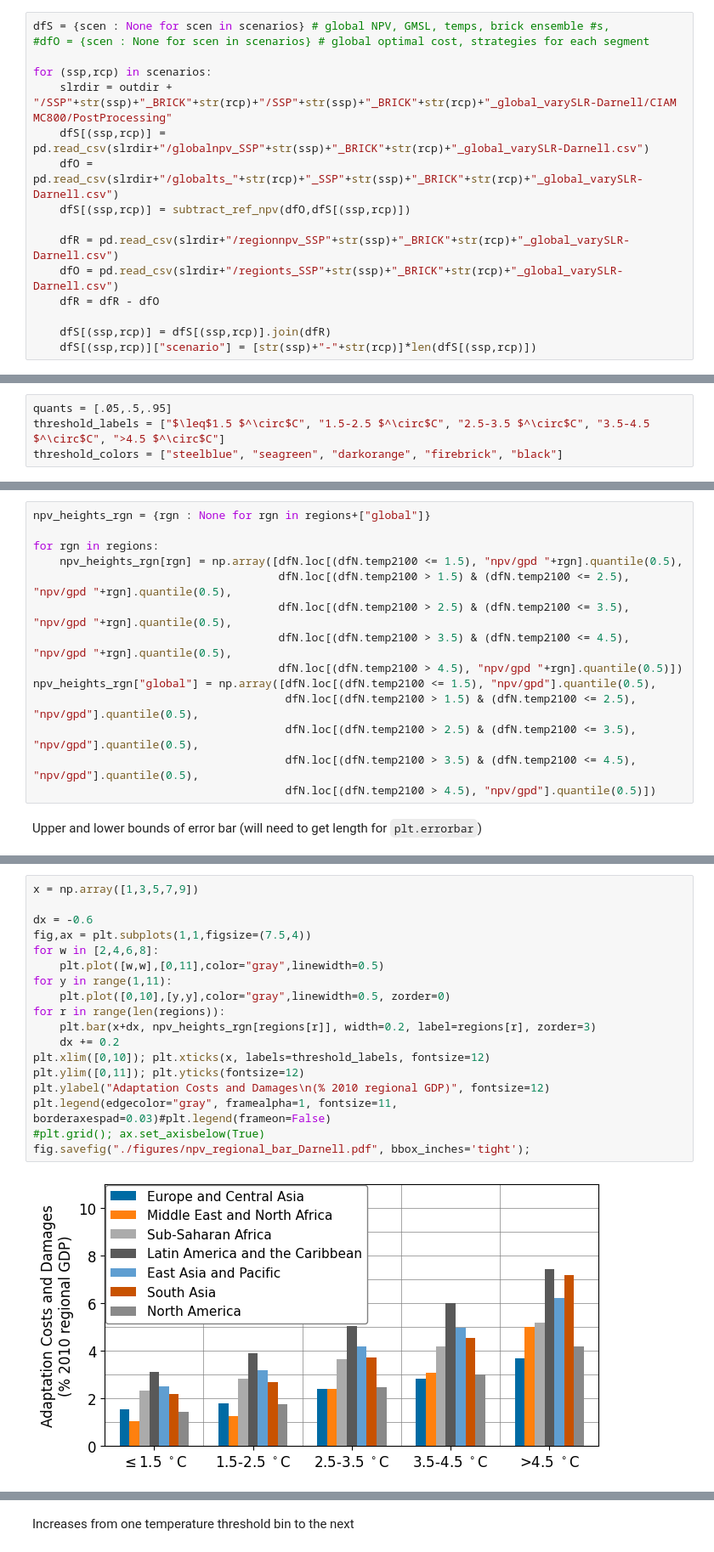
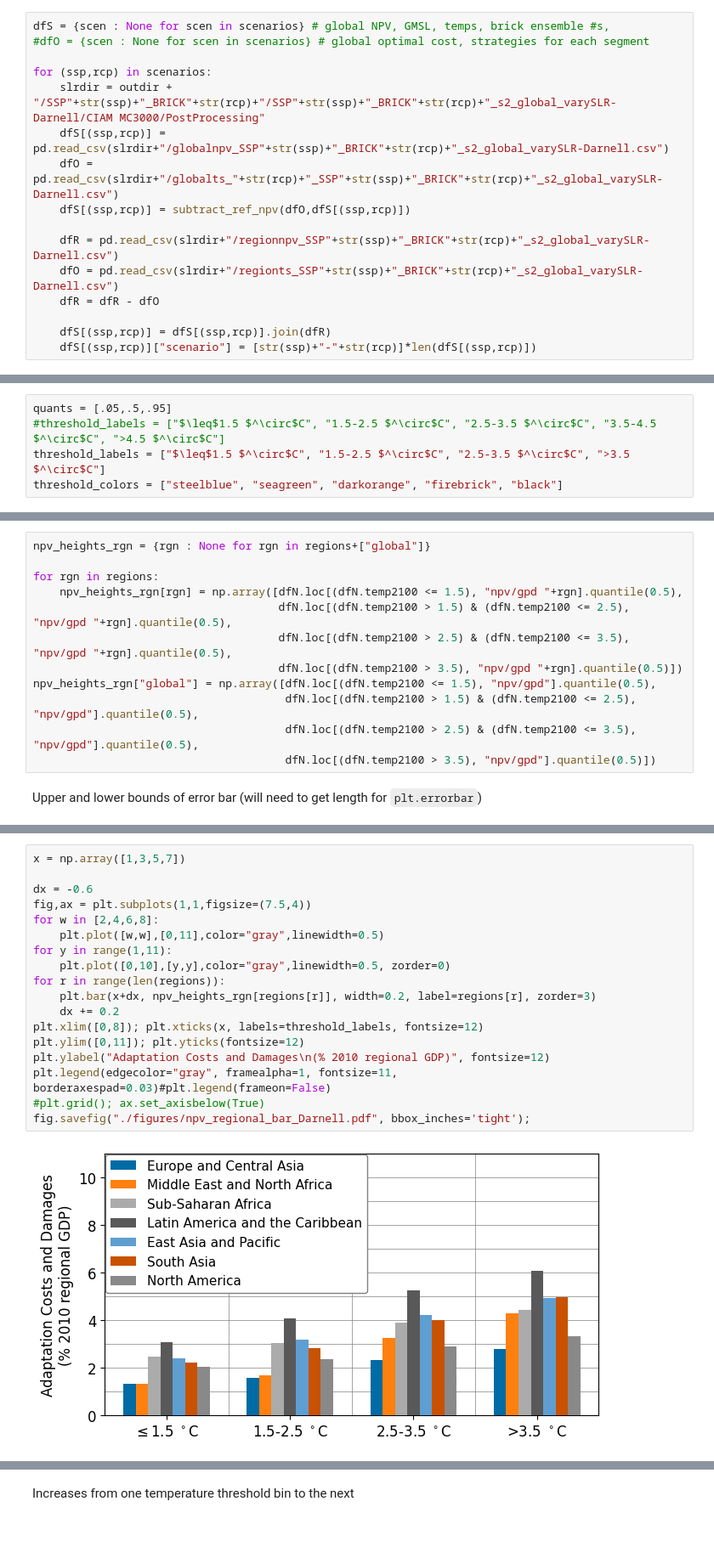
Before and after one commit to raddleverse/tempthresholds, a Jupyter notebook: analysis_darnell.ipynb, the cells around one changed output, grey strips where cells are left out. Shown at 85% size. Cells and saved outputs as stored; diff of their text form.

```diff
--- a/analysis_darnell.ipynb
+++ b/analysis_darnell.ipynb
@@ -36,13 +36,13 @@ dfS = {scen : None for scen in scenarios} # global NPV, GMSL, temps, brick ensem
 #dfO = {scen : None for scen in scenarios} # global optimal cost, strategies for each segment
 
 for (ssp,rcp) in scenarios:
-    slrdir = outdir + "/SSP"+str(ssp)+"_BRICK"+str(rcp)+"/SSP"+str(ssp)+"_BRICK"+str(rcp)+"_global_varySLR-Darnell/CIAM MC800/PostProcessing"
-    dfS[(ssp,rcp)] = pd.read_csv(slrdir+"/globalnpv_SSP"+str(ssp)+"_BRICK"+str(rcp)+"_global_varySLR-Darnell.csv")
-    dfO = pd.read_csv(slrdir+"/globalts_"+str(rcp)+"_SSP"+str(ssp)+"_BRICK"+str(rcp)+"_global_varySLR-Darnell.csv")
+    slrdir = outdir + "/SSP"+str(ssp)+"_BRICK"+str(rcp)+"/SSP"+str(ssp)+"_BRICK"+str(rcp)+"_s2_global_varySLR-Darnell/CIAM MC3000/PostProcessing"
+    dfS[(ssp,rcp)] = pd.read_csv(slrdir+"/globalnpv_SSP"+str(ssp)+"_BRICK"+str(rcp)+"_s2_global_varySLR-Darnell.csv")
+    dfO = pd.read_csv(slrdir+"/globalts_"+str(rcp)+"_SSP"+str(ssp)+"_BRICK"+str(rcp)+"_s2_global_varySLR-Darnell.csv")
     dfS[(ssp,rcp)] = subtract_ref_npv(dfO,dfS[(ssp,rcp)])
 
-    dfR = pd.read_csv(slrdir+"/regionnpv_SSP"+str(ssp)+"_BRICK"+str(rcp)+"_global_varySLR-Darnell.csv")
-    dfO = pd.read_csv(slrdir+"/regionts_SSP"+str(ssp)+"_BRICK"+str(rcp)+"_global_varySLR-Darnell.csv")
+    dfR = pd.read_csv(slrdir+"/regionnpv_SSP"+str(ssp)+"_BRICK"+str(rcp)+"_s2_global_varySLR-Darnell.csv")
+    dfO = pd.read_csv(slrdir+"/regionts_SSP"+str(ssp)+"_BRICK"+str(rcp)+"_s2_global_varySLR-Darnell.csv")
     dfR = dfR - dfO
 
     dfS[(ssp,rcp)] = dfS[(ssp,rcp)].join(dfR)
@@ -61,7 +61,8 @@ dfN = pd.concat([dfS[(ssp,rcp)] for (ssp,rcp) in scenarios])
 Global NPV of future adaptation costs at different thresholds
 # %%
 quants = [.05,.5,.95]
-threshold_labels = ["$\leq$1.5 $^\circ$C", "1.5-2.5 $^\circ$C", "2.5-3.5 $^\circ$C", "3.5-4.5 $^\circ$C", ">4.5 $^\circ$C"]
+#threshold_labels = ["$\leq$1.5 $^\circ$C", "1.5-2.5 $^\circ$C", "2.5-3.5 $^\circ$C", "3.5-4.5 $^\circ$C", ">4.5 $^\circ$C"]
+threshold_labels = ["$\leq$1.5 $^\circ$C", "1.5-2.5 $^\circ$C", "2.5-3.5 $^\circ$C", ">3.5 $^\circ$C"]
 threshold_colors = ["steelblue", "seagreen", "darkorange", "firebrick", "black"]
 # %% [markdown]
 Heights for bar graph
@@ -209,13 +204,11 @@ for rgn in regions:
     npv_heights_rgn[rgn] = np.array([dfN.loc[(dfN.temp2100 <= 1.5), "npv/gpd "+rgn].quantile(0.5),
                                      dfN.loc[(dfN.temp2100 > 1.5) & (dfN.temp2100 <= 2.5), "npv/gpd "+rgn].quantile(0.5),
                                      dfN.loc[(dfN.temp2100 > 2.5) & (dfN.temp2100 <= 3.5), "npv/gpd "+rgn].quantile(0.5),
-                                     dfN.loc[(dfN.temp2100 > 3.5) & (dfN.temp2100 <= 4.5), "npv/gpd "+rgn].quantile(0.5),
-                                     dfN.loc[(dfN.temp2100 > 4.5), "npv/gpd "+rgn].quantile(0.5)])
+                                     dfN.loc[(dfN.temp2100 > 3.5), "npv/gpd "+rgn].quantile(0.5)])
 npv_heights_rgn["global"] = np.array([dfN.loc[(dfN.temp2100 <= 1.5), "npv/gpd"].quantile(0.5),
                                       dfN.loc[(dfN.temp2100 > 1.5) & (dfN.temp2100 <= 2.5), "npv/gpd"].quantile(0.5),
                                       dfN.loc[(dfN.temp2100 > 2.5) & (dfN.temp2100 <= 3.5), "npv/gpd"].quantile(0.5),
-                                      dfN.loc[(dfN.temp2100 > 3.5) & (dfN.temp2100 <= 4.5), "npv/gpd"].quantile(0.5),
-                                      dfN.loc[(dfN.temp2100 > 4.5), "npv/gpd"].quantile(0.5)])
+                                      dfN.loc[(dfN.temp2100 > 3.5), "npv/gpd"].quantile(0.5)])
 # %% [markdown]
 Upper and lower bounds of error bar (will need to get length for `plt.errorbar`)
 # %%
@@ -246,21 +235,21 @@ npv_lowers_rgn["global"] = np.array([dfN.loc[(dfN.temp2100 <= 1.5), "npv/gpd"].q
 # %%
-x = np.array([1,3,5,7,9])
+x = np.array([1,3,5,7])
 
 dx = -0.6
 fig,ax = plt.subplots(1,1,figsize=(7.5,4))
 for w in [2,4,6,8]:
     plt.plot([w,w],[0,11],color="gray",linewidth=0.5)
 for y in range(1,11):
     plt.plot([0,10],[y,y],color="gray",linewidth=0.5, zorder=0)
 for r in range(len(regions)):
     plt.bar(x+dx, npv_heights_rgn[regions[r]], width=0.2, label=regions[r], zorder=3)
     dx += 0.2
-plt.xlim([0,10]); plt.xticks(x, labels=threshold_labels, fontsize=12)
+plt.xlim([0,8]); plt.xticks(x, labels=threshold_labels, fontsize=12)
 plt.ylim([0,11]); plt.yticks(fontsize=12)
 plt.ylabel("Adaptation Costs and Damages\n(% 2010 regional GDP)", fontsize=12)
 plt.legend(edgecolor="gray", framealpha=1, fontsize=11, borderaxespad=0.03)#plt.legend(frameon=False)
 #plt.grid(); ax.set_axisbelow(True)
 fig.savefig("./figures/npv_regional_bar_Darnell.pdf", bbox_inches='tight');
 # %% [output]
-[figure, old version]
+[figure, new version]
 # %%
```
Also changed, not shown: parts of 52 cells of this notebook.
